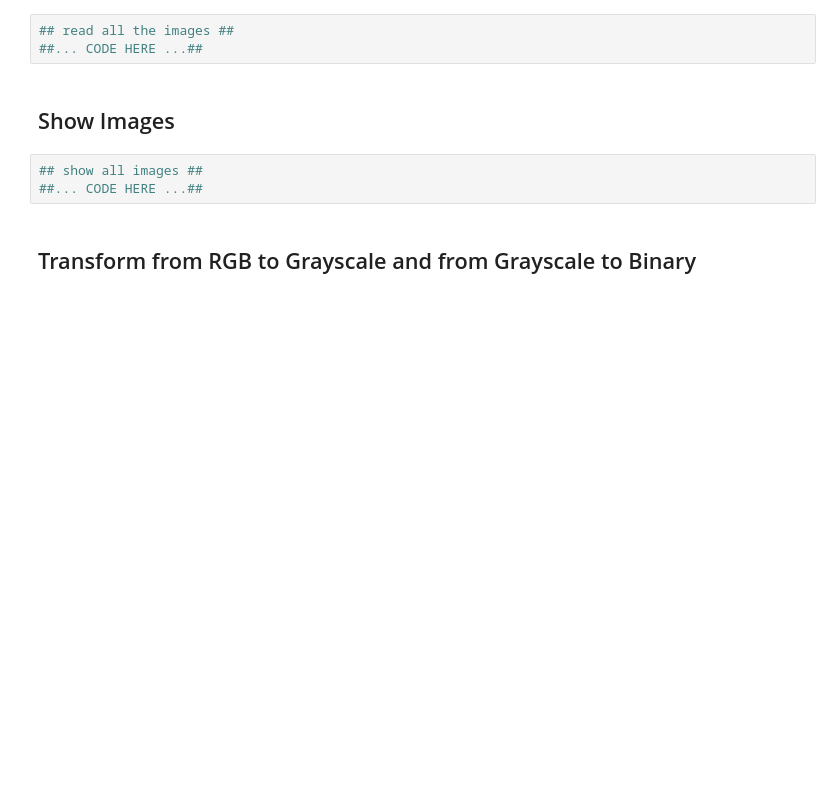
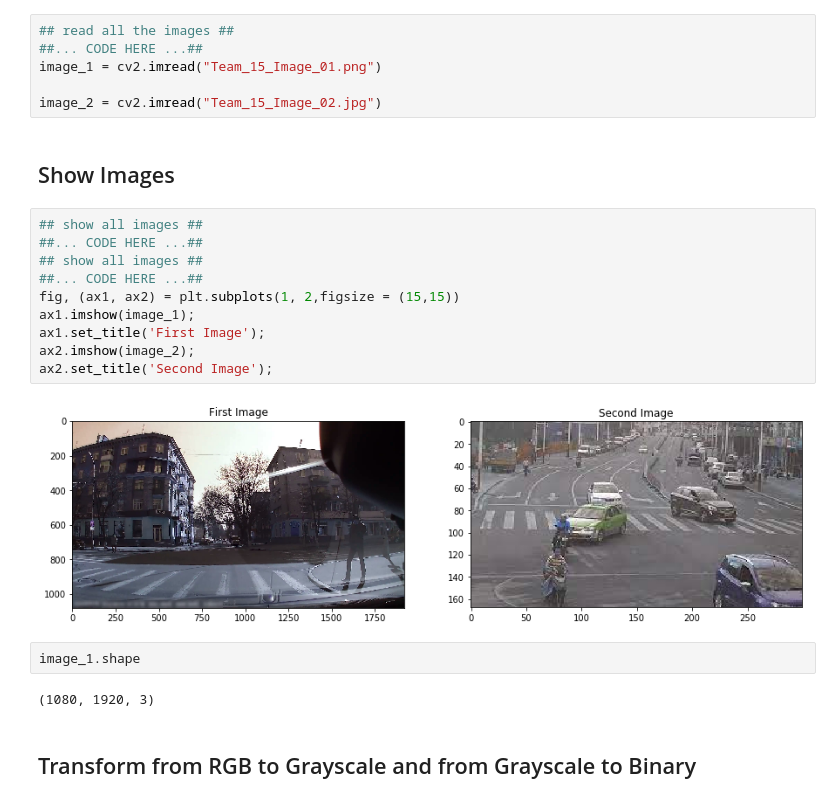
Before and after one commit to mohamed244134/Shotgun_Robot_Using_Image_Processing_Techniques, a Jupyter notebook: Intensity Level Transformation.ipynb, the cells around one changed output. Drawn from its saved outputs; the diff is of its cells as text; blank space fills up the shorter version.

```diff
--- a/Intensity Level Transformation.ipynb
+++ b/Intensity Level Transformation.ipynb
@@ -11,11 +13,27 @@ import cv2
 # %%
 ## read all the images ##
 ##... CODE HERE ...##
+image_1 = cv2.imread("Team_15_Image_01.png")
+
+image_2 = cv2.imread("Team_15_Image_02.jpg")
 # %% [markdown]
 ## Show Images
-# %%
-## show all images ##
-##... CODE HERE ...##
+# %%
+## show all images ##
+##... CODE HERE ...##
+## show all images ##
+##... CODE HERE ...##
+fig, (ax1, ax2) = plt.subplots(1, 2,figsize = (15,15))
+ax1.imshow(image_1);
+ax1.set_title('First Image');
+ax2.imshow(image_2);
+ax2.set_title('Second Image');
+# %% [output]
+[figure, added]
+# %%
+image_1.shape
+# %% [output]
+(1080, 1920, 3)
 # %% [markdown]
 ## Transform from RGB to Grayscale and from Grayscale to Binary
 # %%
```
Also changed, not shown: parts of 12 cells of this notebook, 15 other files.
